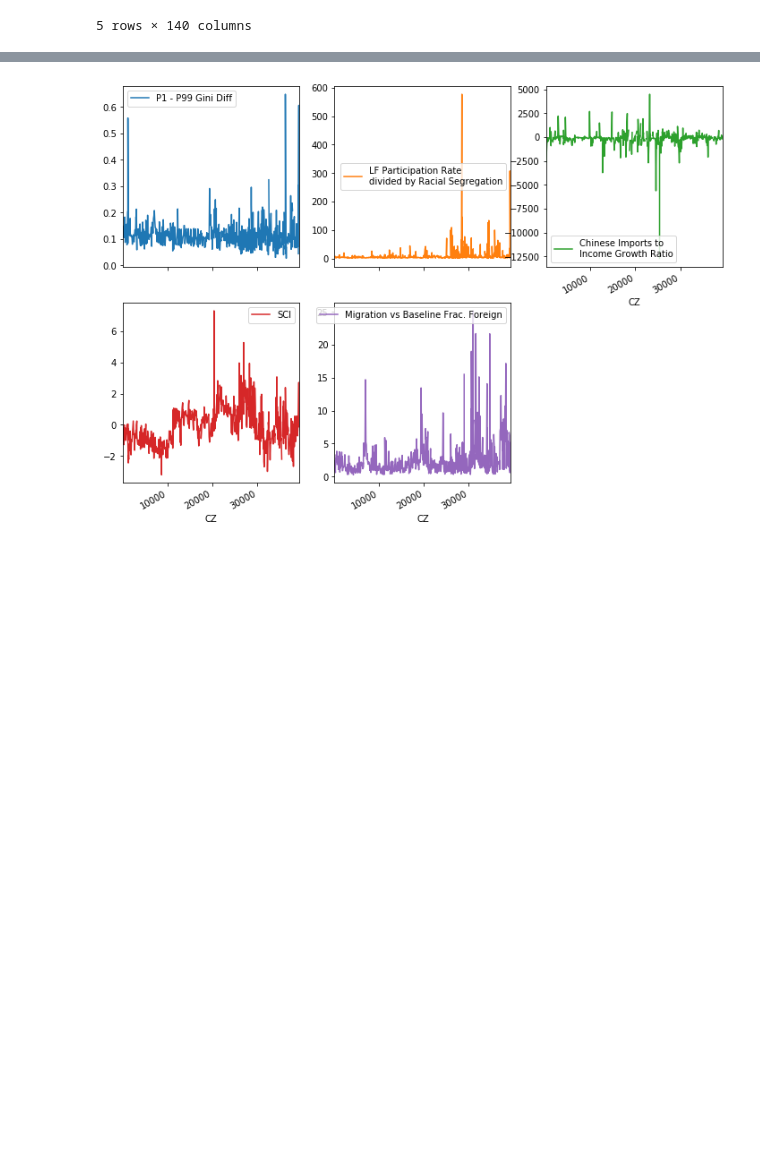
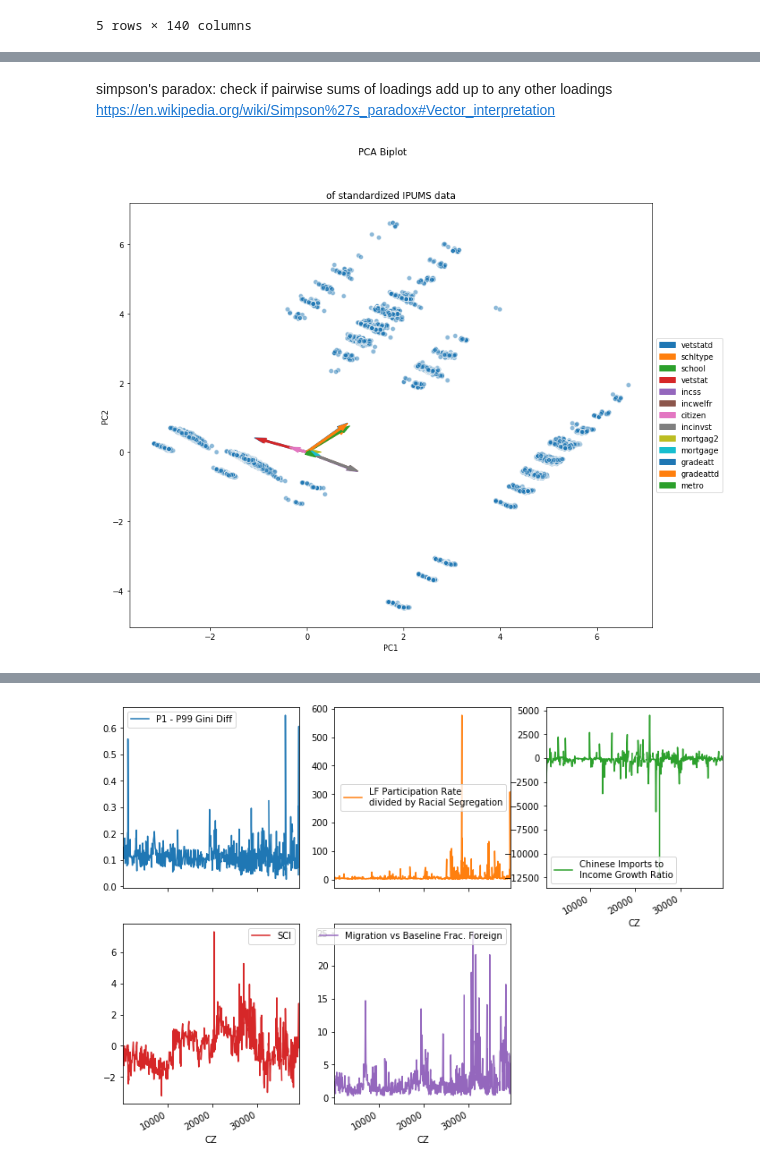
Before and after one commit to dicicch/features-of-innovators, a Jupyter notebook: notebooks/EDA.ipynb, the cells around one changed output, grey strips where cells are left out. Drawn from its saved outputs; the diff is of its cells as text; code cells hidden in the pictures; blank space fills up the shorter version.

Commit message:
PCA Biplot and Scree

```diff
--- a/notebooks/EDA.ipynb
+++ b/notebooks/EDA.ipynb
@@ -65,3 +123,33 @@ Gini appears to be a robust predictor – attempt to explain variance in innovat
+# %% [markdown]
+simpson's paradox: check if pairwise sums of loadings add up to any other loadings https://en.wikipedia.org/wiki/Simpson%27s_paradox#Vector_interpretation
+# %%
+x = ipumsA.loc[:, features]
+y = ipumsA.loc[:, [target]]
+x = StandardScaler().fit_transform(x)
+pca = PCA(n_components=2)
+pc = pca.fit_transform(x)
+cols = ['PC' + str(i+1) for i in range(pca.n_components)]
+pcdf = pd.DataFrame(data=pc, columns=cols)
+
+loadings = pca.components_.T * np.sqrt(pca.explained_variance_)
+
+fig, ax = plt.subplots(figsize=(12,10))
+
+sns.scatterplot(pcdf['PC1'], pcdf['PC2'], alpha=0.5,
+               ax=ax);
+plt.suptitle("PCA Biplot")
+plt.title('of standardized IPUMS data')
+
+arrows = []
+for i, j in enumerate(loadings):
+    arrows.append(ax.arrow(0,0,j[0], j[1],
+                            width=0.05,
+                            label=features[i],
+                            color='C'+str(i))
+                 )
+plt.legend(arrows, features, loc='center left', bbox_to_anchor=(1.0, 0.5));
+# %% [output]
+[figure, added]
 # %%
 czc2 = czc.sort_values(axis=0, by=['CZ', 'State'])
 groups = czc2.groupby(['State'])
```
Also changed, not shown: parts of 8 cells of this notebook, 1 other file.
